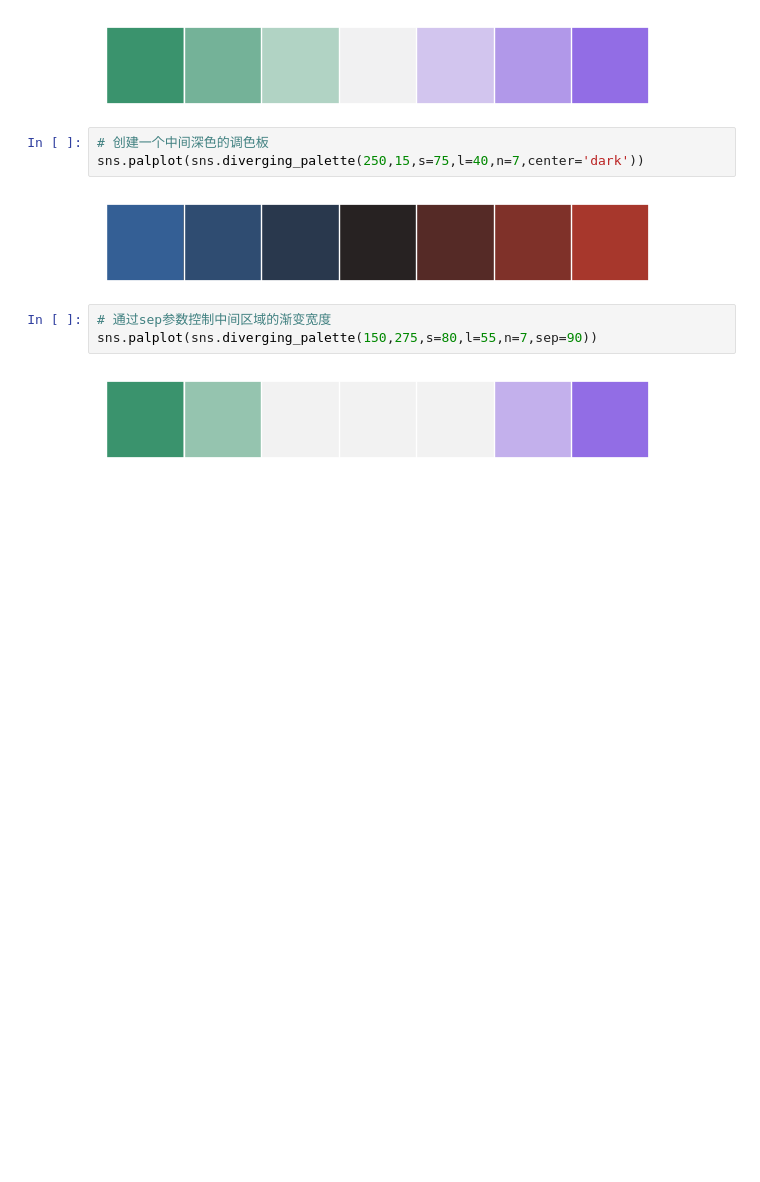
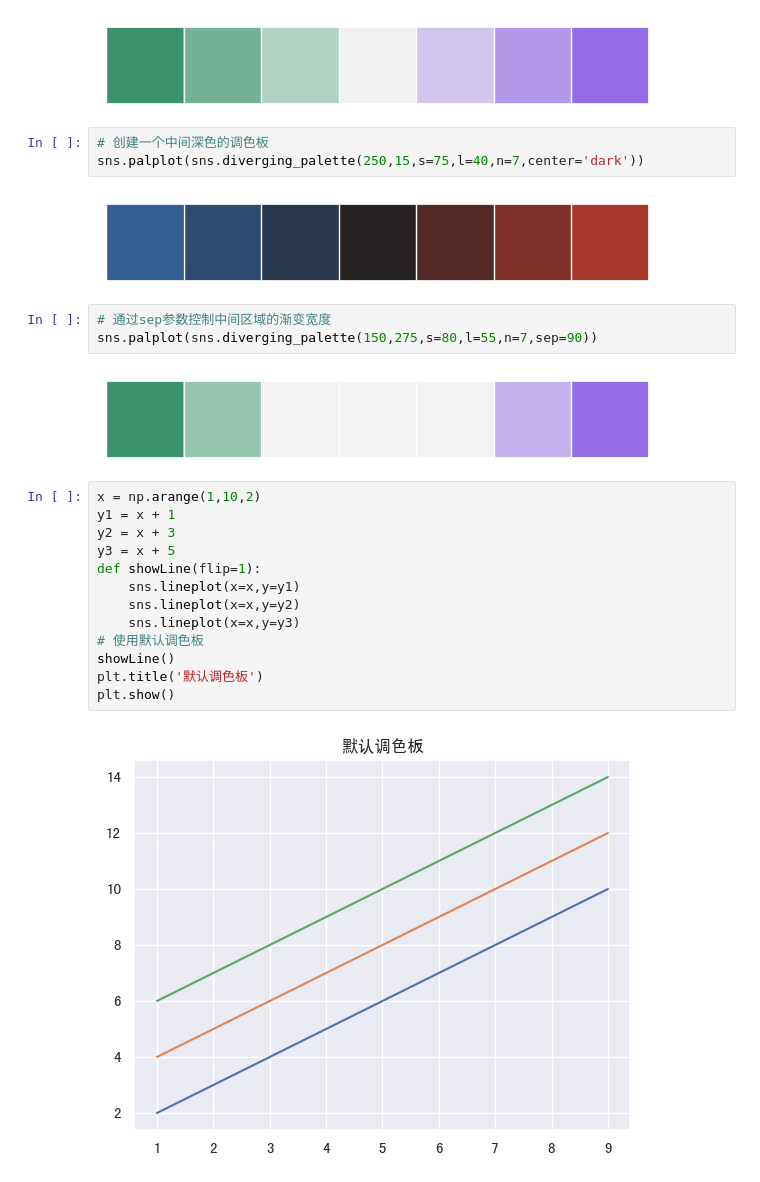
Before and after one commit to YcSaber/SchoolPyLesson1, a Jupyter notebook: data visualization/4/code/4-1.ipynb, the cells around one changed output. Cells and saved outputs as stored; diff of their text form; blank space fills up the shorter version.

```diff
--- a/data visualization/4/code/4-1.ipynb
+++ b/data visualization/4/code/4-1.ipynb
@@ -271,3 +271,18 @@ sns.palplot(sns.diverging_palette(250,15,s=75,l=40,n=7,center='dark'))
 sns.palplot(sns.diverging_palette(150,275,s=80,l=55,n=7,sep=90))
 # %% [output]
 [figure]
+# %%
+x = np.arange(1,10,2)
+y1 = x + 1
+y2 = x + 3
+y3 = x + 5
+def showLine(flip=1):
+    sns.lineplot(x=x,y=y1)
+    sns.lineplot(x=x,y=y2)
+    sns.lineplot(x=x,y=y3)
+# 使用默认调色板
+showLine()
+plt.title('默认调色板')
+plt.show()
+# %% [output]
+[figure, added]
```
Also changed, not shown: parts of 5 cells of this notebook, 9 other files.
